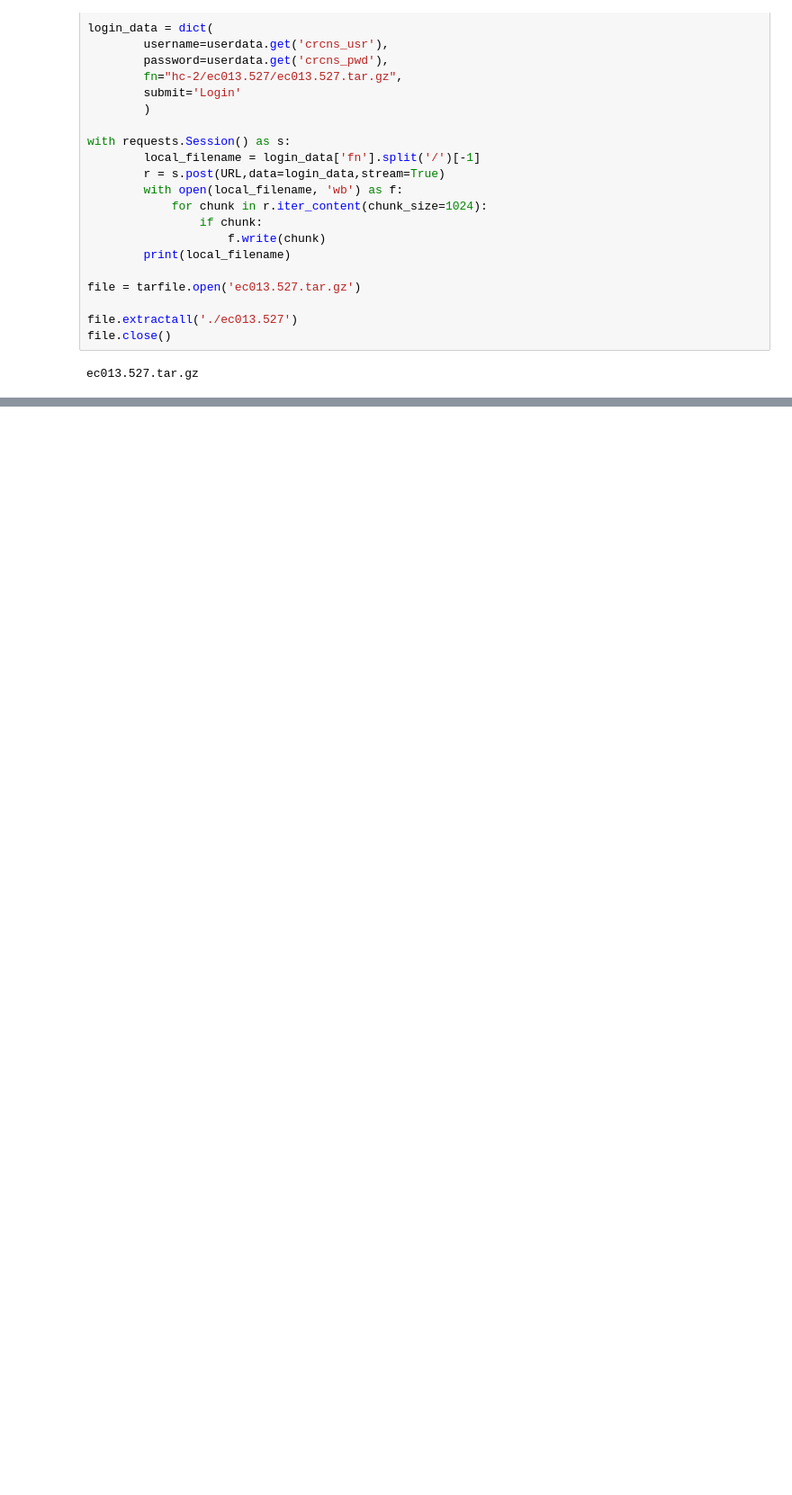
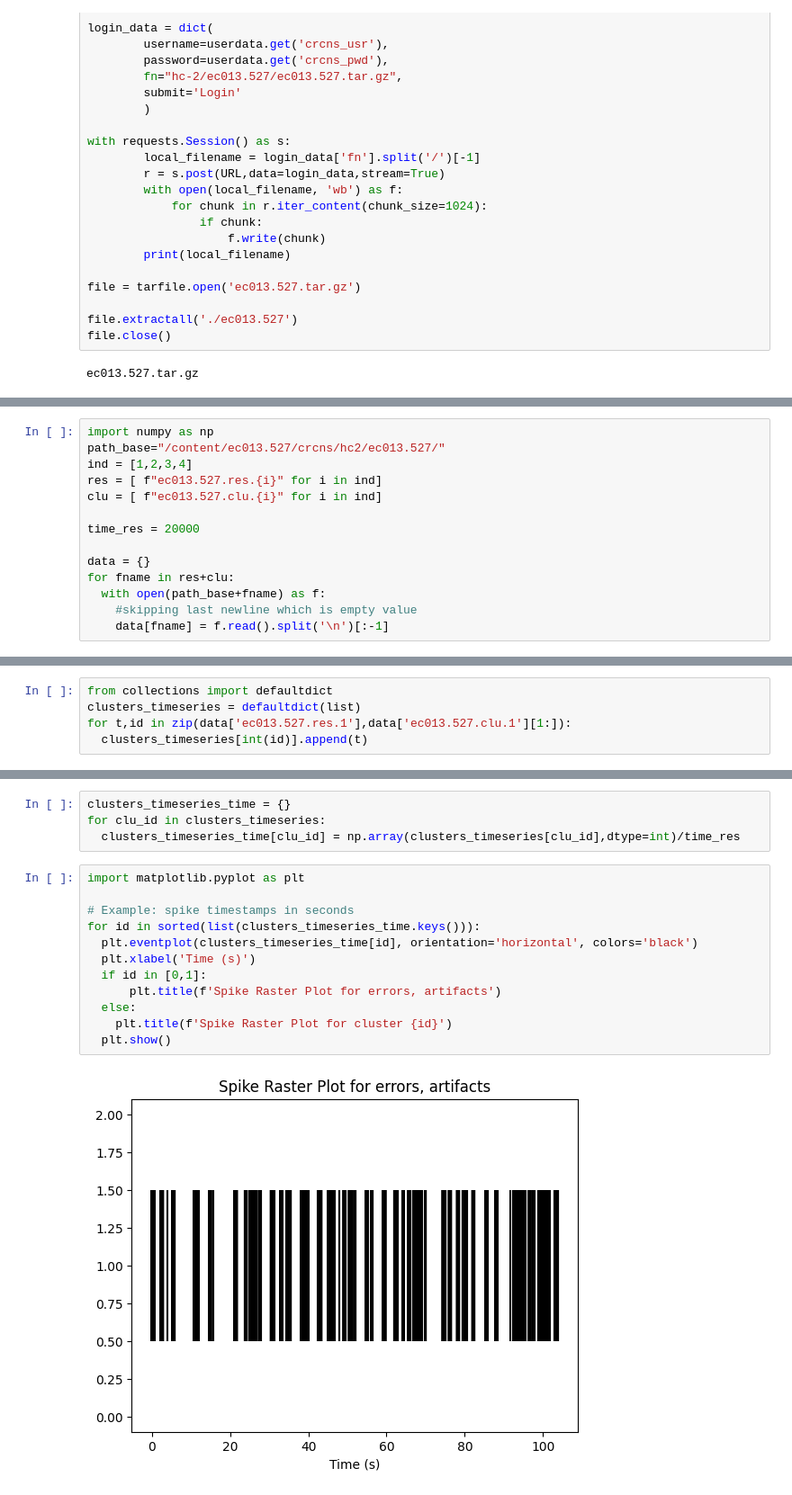
Before and after one commit to filipchudzynski/-Multifractality_and_NonGaussian_Scaling_in_Neuronal_Spike_Activity-, a Jupyter notebook: Inspect_the_data.ipynb, the cells around one changed output, grey strips where cells are left out. Shown at 90% size. Cells and saved outputs as stored; diff of their text form; blank space fills up the shorter version.

```diff
--- a/Inspect_the_data.ipynb
+++ b/Inspect_the_data.ipynb
@@ -199,0 +202,14 @@ ec013.527.tar.gz
+# %%
+import numpy as np
+path_base="/content/ec013.527/crcns/hc2/ec013.527/"
+ind = [1,2,3,4]
+res = [ f"ec013.527.res.{i}" for i in ind]
+clu = [ f"ec013.527.clu.{i}" for i in ind]
+
+time_res = 20000
+
+data = {}
+for fname in res+clu:
+  with open(path_base+fname) as f:
+    #skipping last newline which is empty value
+    data[fname] = f.read().split('\n')[:-1]
@@ -199,0 +247,5 @@ ec013.527.tar.gz
+# %%
+from collections import defaultdict
+clusters_timeseries = defaultdict(list)
+for t,id in zip(data['ec013.527.res.1'],data['ec013.527.clu.1'][1:]):
+  clusters_timeseries[int(id)].append(t)
@@ -199,0 +256,18 @@ ec013.527.tar.gz
+# %%
+clusters_timeseries_time = {}
+for clu_id in clusters_timeseries:
+  clusters_timeseries_time[clu_id] = np.array(clusters_timeseries[clu_id],dtype=int)/time_res
+# %%
+import matplotlib.pyplot as plt
+
+# Example: spike timestamps in seconds
+for id in sorted(list(clusters_timeseries_time.keys())):
+  plt.eventplot(clusters_timeseries_time[id], orientation='horizontal', colors='black')
+  plt.xlabel('Time (s)')
+  if id in [0,1]:
+      plt.title(f'Spike Raster Plot for errors, artifacts')
+  else:
+    plt.title(f'Spike Raster Plot for cluster {id}')
+  plt.show()
+# %% [output]
+[figure, added]
```
Also changed, not shown: parts of 11 cells of this notebook.
